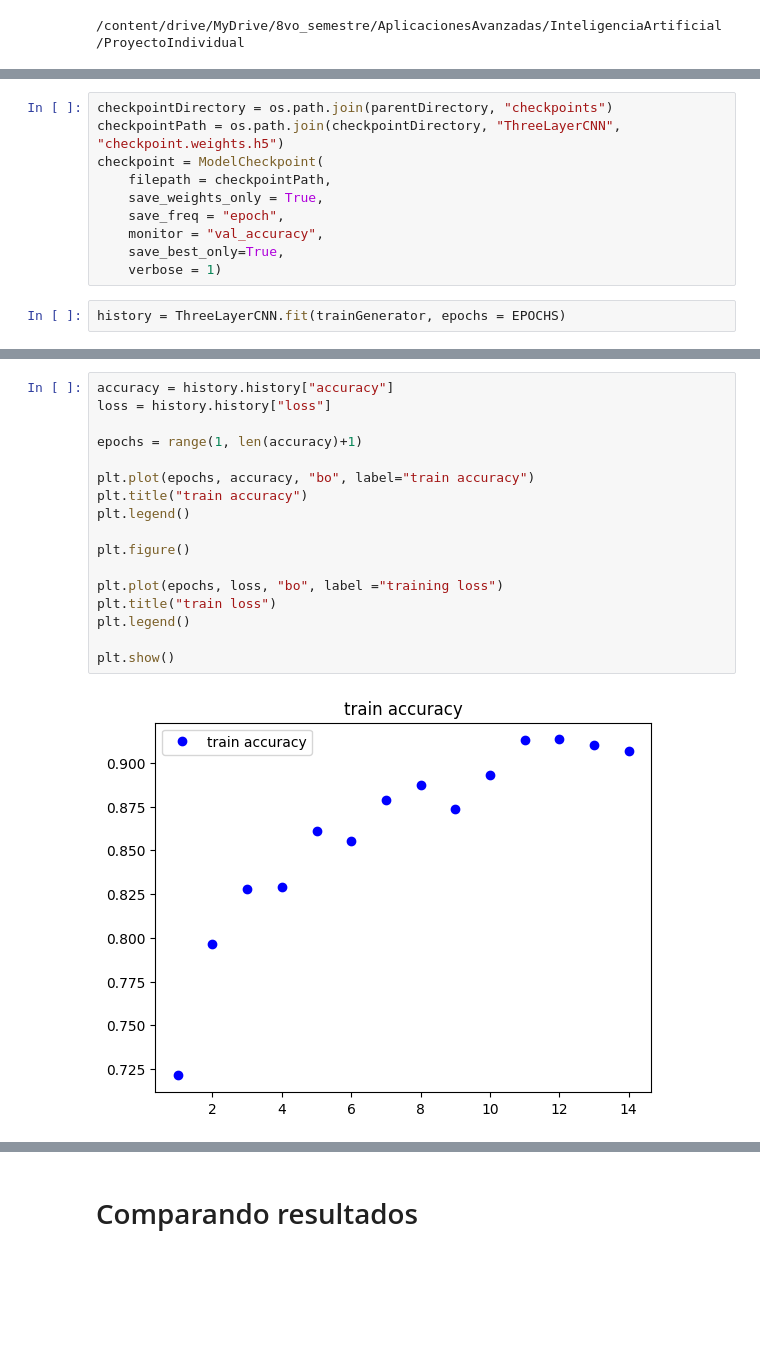
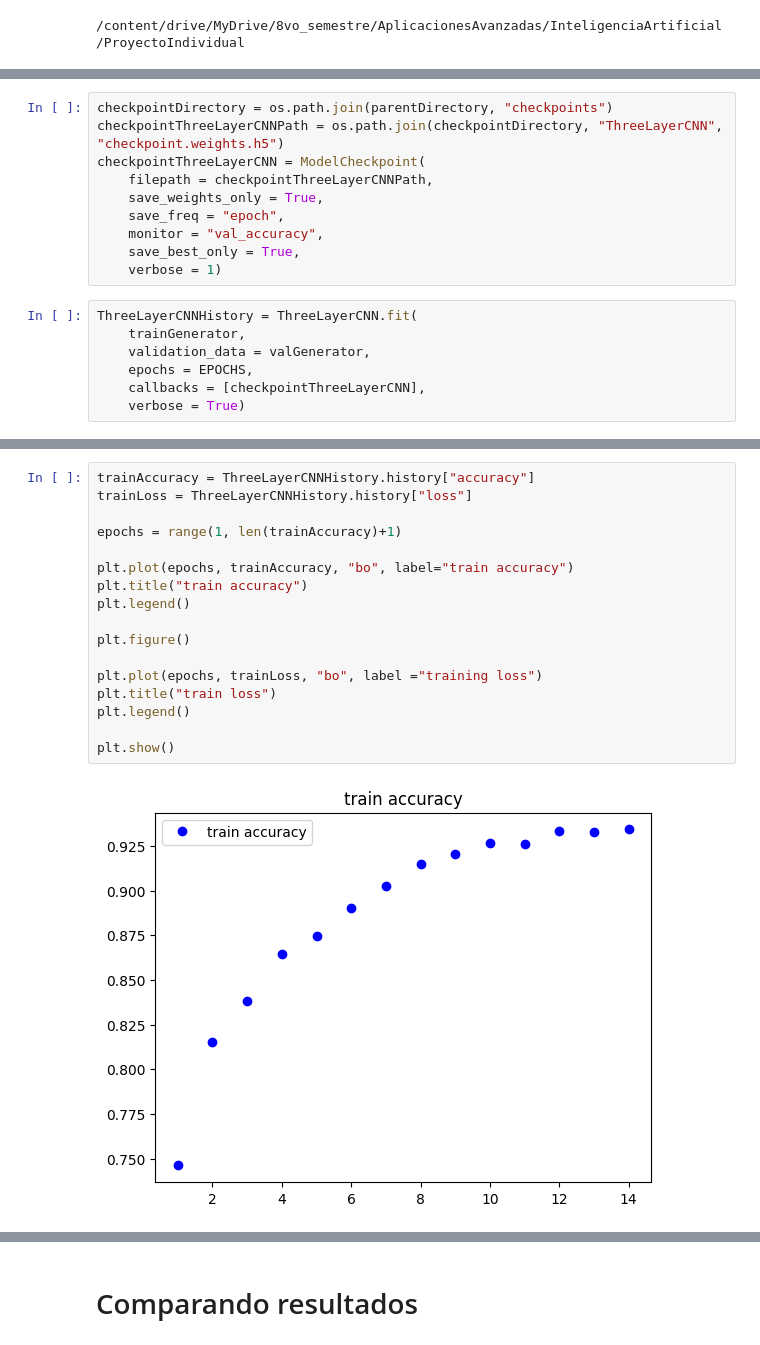
Before and after one commit to July230/AviDetect, a Jupyter notebook: AviDetectClassifier.ipynb, the cells around one changed output, grey strips where cells are left out. Saved outputs shown, nothing was run; the diff lists cells and outputs as text; blank space fills up the shorter version.

Commit message:
add: Experimento guardando checkpoints y guardando los mejores pesos

```diff
--- a/AviDetectClassifier.ipynb
+++ b/AviDetectClassifier.ipynb
@@ -398,14 +425,19 @@ AviDetectClassifier.ipynb  BirdVSDrone/
 # %%
 checkpointDirectory = os.path.join(parentDirectory, "checkpoints")
-checkpointPath = os.path.join(checkpointDirectory, "ThreeLayerCNN", "checkpoint.weights.h5")
-checkpoint = ModelCheckpoint(
-    filepath = checkpointPath,
+checkpointThreeLayerCNNPath = os.path.join(checkpointDirectory, "ThreeLayerCNN", "checkpoint.weights.h5")
+checkpointThreeLayerCNN = ModelCheckpoint(
+    filepath = checkpointThreeLayerCNNPath,
     save_weights_only = True,
     save_freq = "epoch",
     monitor = "val_accuracy",
-    save_best_only=True,
+    save_best_only = True,
     verbose = 1)
 # %%
-history = ThreeLayerCNN.fit(trainGenerator, epochs = EPOCHS)
+ThreeLayerCNNHistory = ThreeLayerCNN.fit(
+    trainGenerator,
+    validation_data = valGenerator,
+    epochs = EPOCHS,
+    callbacks = [checkpointThreeLayerCNN],
+    verbose = True)
 # %% [output]
 Epoch 1/14
@@ -428,19 +462,19 @@ Epoch 14/14
 # %%
-accuracy = history.history["accuracy"]
-loss = history.history["loss"]
+trainAccuracy = ThreeLayerCNNHistory.history["accuracy"]
+trainLoss = ThreeLayerCNNHistory.history["loss"]
 
-epochs = range(1, len(accuracy)+1)
+epochs = range(1, len(trainAccuracy)+1)
 
-plt.plot(epochs, accuracy, "bo", label="train accuracy")
+plt.plot(epochs, trainAccuracy, "bo", label="train accuracy")
 plt.title("train accuracy")
 plt.legend()
 
 plt.figure()
 
-plt.plot(epochs, loss, "bo", label ="training loss")
+plt.plot(epochs, trainLoss, "bo", label ="training loss")
 plt.title("train loss")
 plt.legend()
 
 plt.show()
 # %% [output]
-[figure, old version]
+[figure, new version]
```
Also changed, not shown: parts of 40 cells of this notebook.
